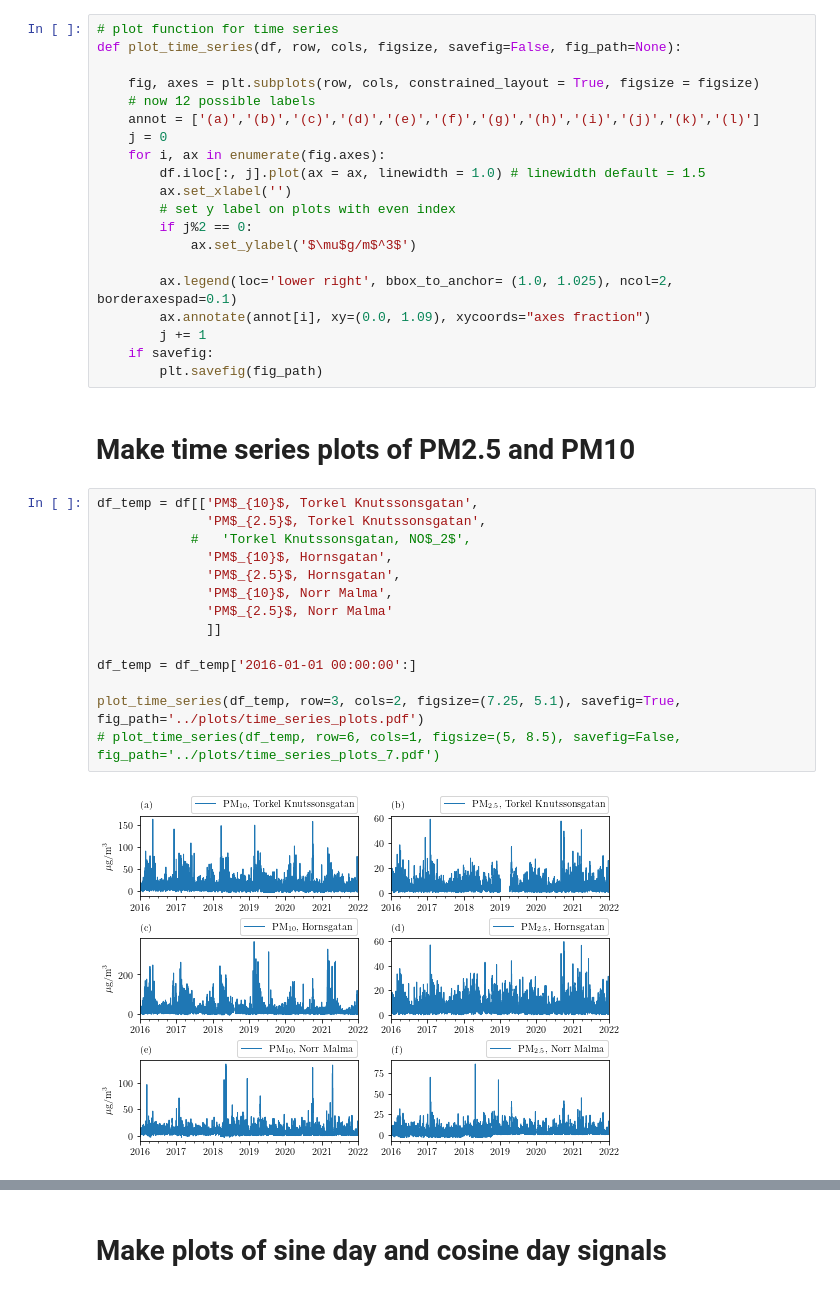
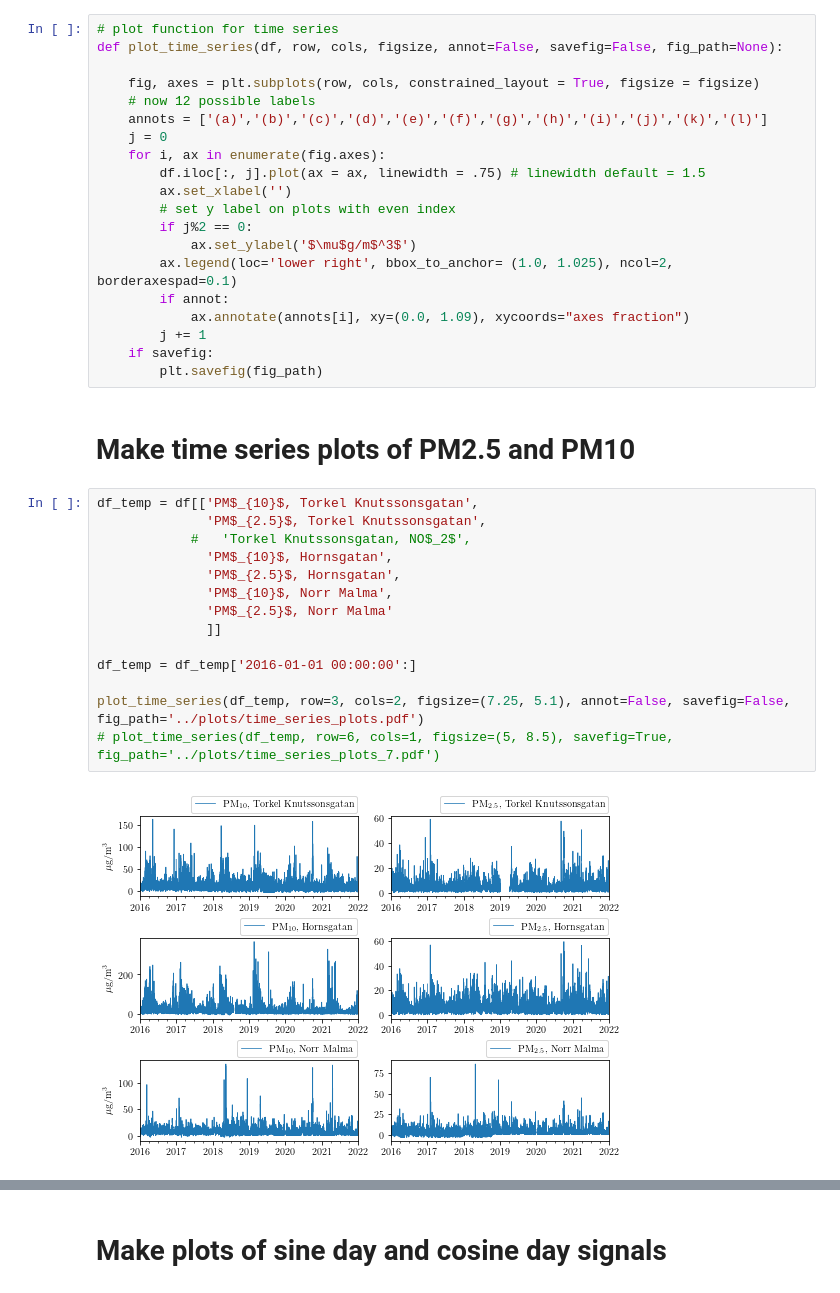
Before and after one commit to simoncarlen/forecasting_project, a Jupyter notebook: jupyter_notebooks/data_exploration.ipynb, the cells around one changed output, grey strips where cells are left out. Cells and saved outputs as stored; diff of their text form.

```diff
--- a/jupyter_notebooks/data_exploration.ipynb
+++ b/jupyter_notebooks/data_exploration.ipynb
@@ -31,21 +27,21 @@ df;
 # Define a plot function
 # %%
 # plot function for time series
-def plot_time_series(df, row, cols, figsize, savefig=False, fig_path=None):
+def plot_time_series(df, row, cols, figsize, annot=False, savefig=False, fig_path=None):
 
     fig, axes = plt.subplots(row, cols, constrained_layout = True, figsize = figsize)
     # now 12 possible labels
-    annot = ['(a)','(b)','(c)','(d)','(e)','(f)','(g)','(h)','(i)','(j)','(k)','(l)']
+    annots = ['(a)','(b)','(c)','(d)','(e)','(f)','(g)','(h)','(i)','(j)','(k)','(l)']
     j = 0
     for i, ax in enumerate(fig.axes):
-        df.iloc[:, j].plot(ax = ax, linewidth = 1.0) # linewidth default = 1.5
+        df.iloc[:, j].plot(ax = ax, linewidth = .75) # linewidth default = 1.5
         ax.set_xlabel('')
         # set y label on plots with even index
         if j%2 == 0:
             ax.set_ylabel('$\mu$g/m$^3$')
-
         ax.legend(loc='lower right', bbox_to_anchor= (1.0, 1.025), ncol=2, borderaxespad=0.1)
-        ax.annotate(annot[i], xy=(0.0, 1.09), xycoords="axes fraction")
+        if annot:
+            ax.annotate(annots[i], xy=(0.0, 1.09), xycoords="axes fraction")
         j += 1
     if savefig:
         plt.savefig(fig_path)
@@ -54,16 +50,16 @@ def plot_time_series(df, row, cols, figsize, savefig=False, fig_path=None):
 # %%
 df_temp = df[['PM$_{10}$, Torkel Knutssonsgatan',
               'PM$_{2.5}$, Torkel Knutssonsgatan',
             #   'Torkel Knutssonsgatan, NO$_2$',
               'PM$_{10}$, Hornsgatan',
               'PM$_{2.5}$, Hornsgatan',
               'PM$_{10}$, Norr Malma',
               'PM$_{2.5}$, Norr Malma'
               ]]
 
 df_temp = df_temp['2016-01-01 00:00:00':]
 
-plot_time_series(df_temp, row=3, cols=2, figsize=(7.25, 5.1), savefig=True, fig_path='../plots/time_series_plots.pdf')
-# plot_time_series(df_temp, row=6, cols=1, figsize=(5, 8.5), savefig=False, fig_path='../plots/time_series_plots_7.pdf')
+plot_time_series(df_temp, row=3, cols=2, figsize=(7.25, 5.1), annot=False, savefig=False, fig_path='../plots/time_series_plots.pdf')
+# plot_time_series(df_temp, row=6, cols=1, figsize=(5, 8.5), savefig=True, fig_path='../plots/time_series_plots_7.pdf')
 # %% [output]
-[figure, old version]
+[figure, new version]
```
Also changed, not shown: parts of 12 cells of this notebook, 7 other files.
